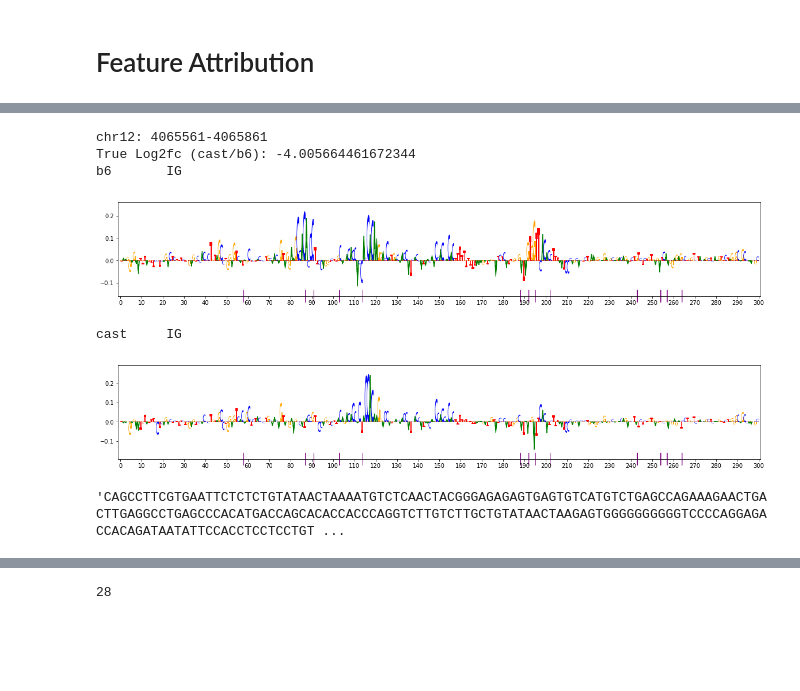
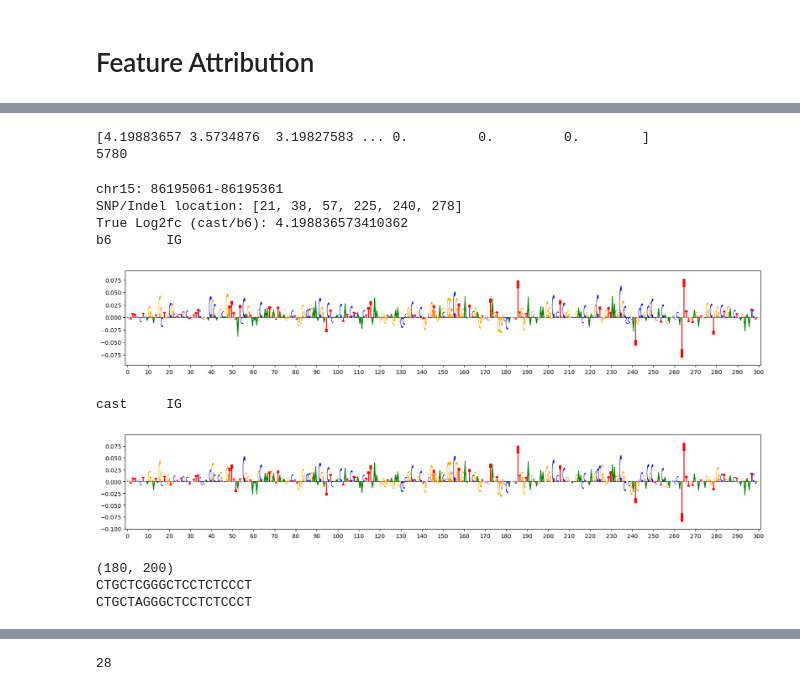
Before and after one commit to adityasinha379/mouseASA, a Jupyter notebook: scripts/analysis_pairScan.ipynb, the cells around one changed output, grey strips where cells are left out. Saved outputs shown, nothing was run; the diff lists cells and outputs as text; code cells hidden in the pictures; blank space fills up the shorter version.

```diff
--- a/scripts/analysis_pairScan.ipynb
+++ b/scripts/analysis_pairScan.ipynb
@@ -257,7 +380,7 @@ plt.show()
 # Feature Attribution
 # %%
 from utils import unhot
-flag = True    # True for specific peak, False for entire test set
+flag = False    # True for specific peak, False for entire test set
 
 if ident[:3]=='_vi':
     summits = pd.read_csv(aligndir+'cd8_old/yi_cd8_peaks_33143.csv',sep=',',index_col=0)
@@ -375,7 +508,7 @@ if not flag:
         loci = list(temp[2]-(summit-150)+1)
         return loci
 
-    modfile = aligndir+'gen/cast.mod'
+    modfile = f'{basedir}/f1_hybrid/gen/{strain}.mod'
     with gzip.open(modfile,'rt') as f:
         mods = f.read().split('\n')
         mods = [x for x in mods if not x.startswith('#')][:-1]            # filter out header lines
@@ -387,3 +535,22 @@ if not flag:
+# %%
+print(temp)
+print(len(temp))
+
+for rank in range(len(temp)):
+    i = np.where(np.abs(true_fc)==temp[rank-1])[0][0]
+    if i>=len( np.array(summits.loc[np.where(summits[0]==chrom_test[0])[0],1]) ):
+        c = chrom_test[1]
+    else:
+        c = chrom_test[0]
+
+    # get locations of SNPs and indels
+    if c == 15:
+        iPSC_target = (chromsummits[i]-seqlen//2 < 7116694) and (chromsummits[i]+seqlen//2 > 7117194)
+        if iPSC_target:
+            print(f'chr{c}: {chromsummits[i]-seqlen//2}-{chromsummits[i]+seqlen//2}     {iPSC_target}')
+# %% [output]
+[4.19883657 3.5734876  3.19827583 ... 0.         0.         0.        ]
+5780
 # %%
 import deeplift
 from deeplift.visualization import viz_sequence
@@ -392,47 +559,66 @@ import matplotlib.patches
 if flag:
     i=0
     print(f'chr{c}: {temp-seqlen//2}-{temp+seqlen//2}')
-    print('True Log2fc (cast/b6):', y[1]-y[0])
+    print(f'True Log2fc ({strain}/b6):', y[1]-y[0])
     # snp_idx, to be replaced with code to find SNP locations
-    idx = [58, 87, 91, 103, 114, 188, 192, 195, 202, 243, 254, 257, 264] #12:4065636-4065785
+    # idx = [122715944, 122716158] #EpiSC cast
+    # idx = [122716126] #EpiSC molf, pwk
+    # idx = [122715944, 122716001, 122716034, 122716126, 122716158, 122716162] #EpiSC spret all
+    # idx = [122715944, 122716034, 122716126] #EpiSC spret filtered
+    idx = [126741670]
+
+
+    highlight_dict, _ = get_highlight_idx(lims, idx)
 #     idx = [76, 104, 135, 234, 245] #18:80598316-80598465
 #     idx = [114, 121, 182] #17:56958140-56958289
 #     idx = [133, 138] #10:88540328
 #     idx = [58, 123, 128, 178, 226] #10:118954176
 #     idx = None
 else:
-    rank = 20       # fold change rank of true accessibility change
+    rank = 1       # fold change rank of true accessibility change
     i = np.where(np.abs(true_fc)==temp[rank-1])[0][0]
     if i>=len( np.array(summits.loc[np.where(summits[0]==chrom_test[0])[0],1]) ):
         c = chrom_test[1]
     else:
         c = chrom_test[0]
 
     # get locations of SNPs and indels
     idx = get_loci(mods, c, chromsummits[i])
 
     print(f'chr{c}: {chromsummits[i]-seqlen//2}-{chromsummits[i]+seqlen//2}')
     print('SNP/Indel location:', idx)
-    print('True Log2fc (cast/b6):', true_fc[i])
+    print(f'True Log2fc ({strain}/b6):', true_fc[i])
 
 seq_b6 = x_dna[i]
 seq_ca = x_dna[len(x_dna)//2+i]
 
 ylims = [-0.6,0.9]
 scores = x[i]*attr[i].transpose((0,2,1))   # (2,300,4) scores for b6,ca
 print('b6      ', method)
-viz_sequence.plot_weights(scores[0], subticks_frequency=10, figsize = (20,3), snp_list=idx)#, ylims=ylims)
-print('cast    ', method)
-viz_sequence.plot_weights(scores[1], subticks_frequency=10, figsize = (20,3), snp_list=idx)#, ylims=ylims)
+# viz_sequence.plot_weights(scores[0], subticks_frequency=10, figsize = (20,3), highlight=highlight_dict)#, ylims=ylims)
+# for p in highlight_dict["red"]:
+#     plot_snp_region(scores[0], p)
+viz_sequence.plot_weights(scores[0], subticks_frequency=10, figsize = (20,3))#, ylims=ylims)
+print(f'{strain}    ', method)
+# viz_sequence.plot_weights(scores[1], subticks_frequency=10, figsize = (20,3), highlight=highlight_dict)#, ylims=ylims)
+# for p in highlight_dict["red"]:
+#     plot_snp_region(scores[1], p)
+viz_sequence.plot_weights(scores[1], subticks_frequency=10, figsize = (20,3))#, ylims=ylims)
 # %% [output]
-chr12: 4065561-4065861
-True Log2fc (cast/b6): -4.005664461672344
+chr15: 86195061-86195361
+SNP/Indel location: [21, 38, 57, 225, 240, 278]
+True Log2fc (cast/b6): 4.198836573410362
 b6       IG
-[figure, old version]
+[figure, new version]
 cast     IG
-[figure, old version]
+[figure, new version]
 # %%
-seq_b6
+for snp_loc in highlight_dict["red"]:
+    print(snp_loc)
+    print(seq_b6[snp_loc[0] : snp_loc[1]])
+    print(seq_ca[snp_loc[0] : snp_loc[1]])
 # %% [output]
-'CAGCCTTCGTGAATTCTCTCTGTATAACTAAAATGTCTCAACTACGGGAGAGAGTGAGTGTCATGTCTGAGCCAGAAAGAACTGACTTGAGGCCTGAGCCCACATGACCAGCACACCACCCAGGTCTTGTCTTGCTGTATAACTAAGAGTGGGGGGGGGGTCCCCAGGAGACCACAGATAATATTCCACCTCCTCCTGT ...
+(180, 200)
+CTGCTCGGGCTCCTCTCCCT
+CTGCTAGGGCTCCTCTCCCT
 # %%
```
Also changed, not shown: parts of 19 cells of this notebook, 13 other files.
